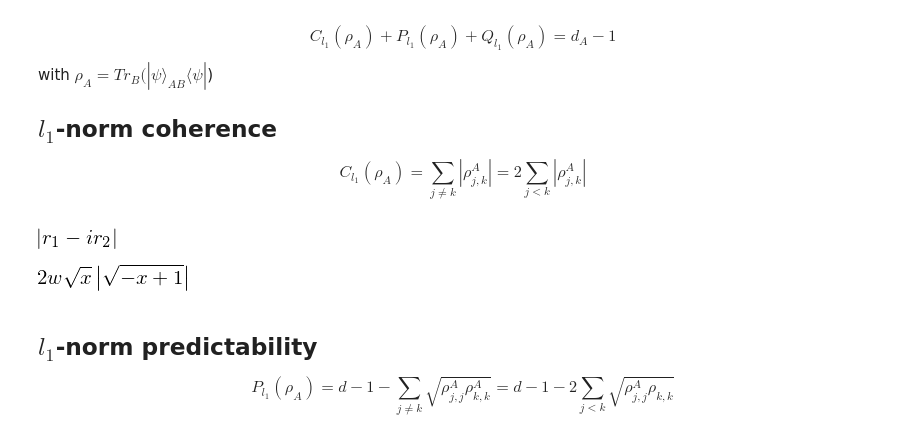
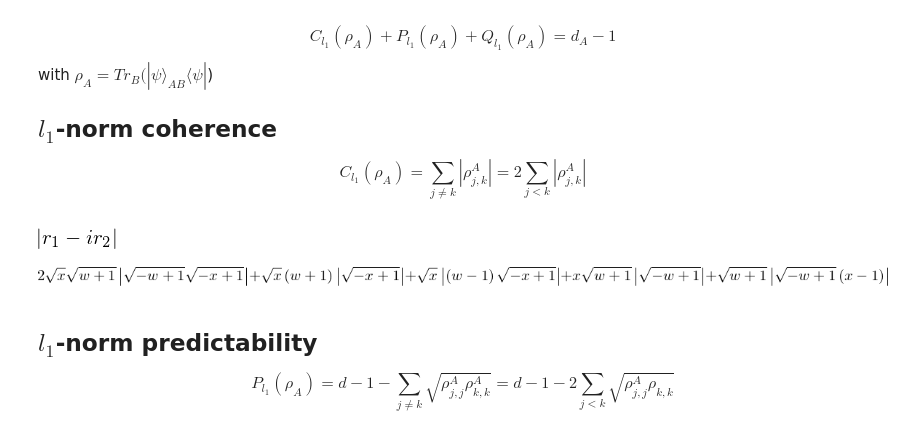
Before and after one commit to jonasmaziero/jupyterQ, a Jupyter notebook: coherence.ipynb, the cells around one changed output. Drawn from its saved outputs; the diff is of its cells as text; code cells hidden in the pictures.

```diff
--- a/coherence.ipynb
+++ b/coherence.ipynb
@@ -36,8 +36,8 @@ Purification
 |\psi\rangle_{AB} = (-\sqrt{1-x}|0\rangle_{A} + \sqrt{x}|1\rangle_{A})\otimes\sqrt{\frac{1-w}{2}}|0\rangle_{B}+ (\sqrt{x}|0\rangle_{A} + \sqrt{1-x}|1\rangle_{A})\otimes\sqrt{\frac{1+w}{2}}|1\rangle_{B}.
 \end{equation}
 # %%
-psiAB_xw = TP((-sqrt(1-x)*cb(2,0)+sqrt(x)*cb(2,1)),(sqrt((1-w)/2)*cb(2,0))) \
-        + TP((sqrt(x)*cb(2,0)+sqrt(1-x)*cb(2,1)),(sqrt((1+w)/2)*cb(2,1)))
+psiAB_xw = tp((-sqrt(1-x)*cb(2,0)+sqrt(x)*cb(2,1)),(sqrt((1-w)/2)*cb(2,0))) \
+        + tp((sqrt(x)*cb(2,0)+sqrt(1-x)*cb(2,1)),(sqrt((1+w)/2)*cb(2,1)))
 #simplify(psiAB_xw)
 # %%
 rhoAB_xw = proj(psiAB_xw)#; simplify(rhoAB_xw)
@@ -66,9 +66,9 @@ simplify(coh_l1(rho1qb(r1,r2,r3)))
 # %% [output]
 [figure]
 # %%
-simplify(coh_l1(rho_wx))
+simplify(coh_l1(rhoAB_xw))
 # %% [output]
-[figure, old version]
+[figure, new version]
 # %% [markdown]
 ## $l_{1}$-norm predictability
 \begin{equation}
```
Also changed, not shown: parts of 6 cells of this notebook, 7 other files.
